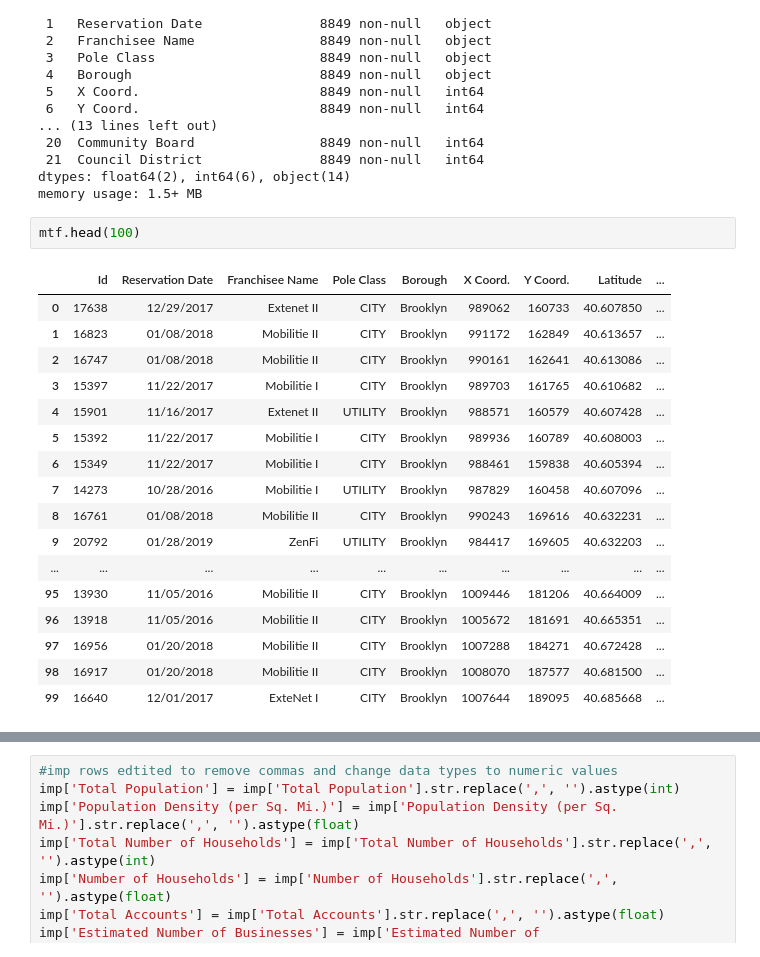
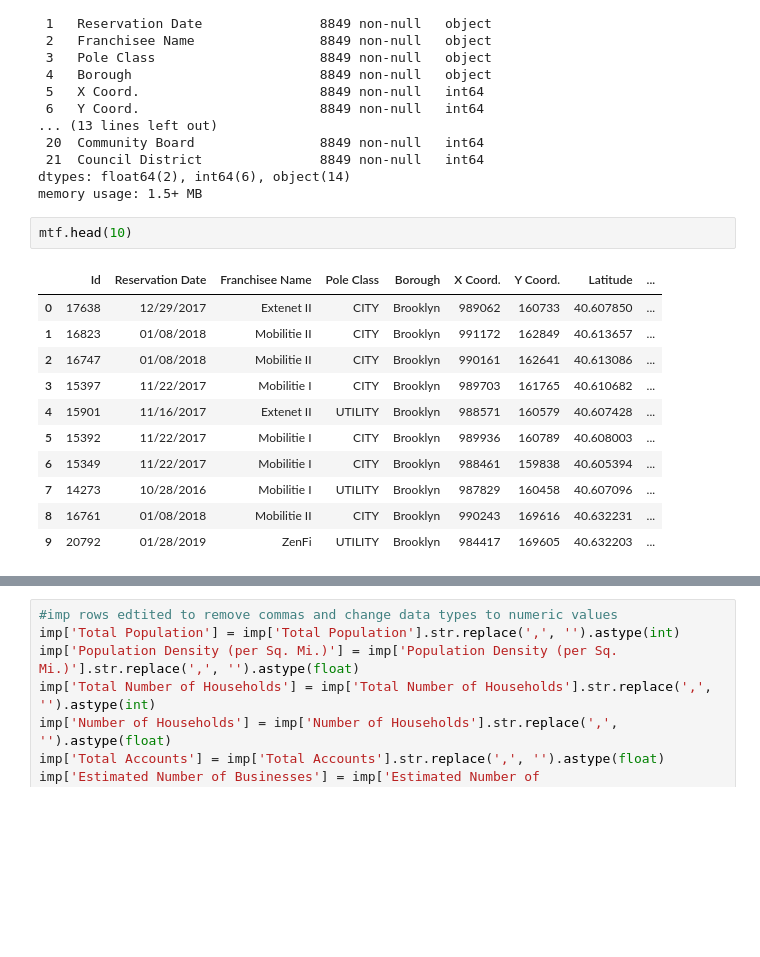
Before and after one commit to Sricha02/FINAL_CAP, a Jupyter notebook: Telecommunications.ipynb, the cells around one changed output, grey strips where cells are left out. Cells and saved outputs as stored; diff of their text form; blank space fills up the shorter version.

```diff
--- a/Telecommunications.ipynb
+++ b/Telecommunications.ipynb
@@ -39,23 +39,17 @@ Data columns (total 22 columns):
 dtypes: float64(2), int64(6), object(14)
 memory usage: 1.5+ MB
 # %%
-mtf.head(100)
+mtf.head(10)
 # %% [output]
 |  | Id | Reservation Date | Franchisee Name | Pole Class | Borough | X Coord. | Y Coord. | Latitude | ... |
 | 0 | 17638 | 12/29/2017 | Extenet II | CITY | Brooklyn | 989062 | 160733 | 40.607850 | ... |
 | 1 | 16823 | 01/08/2018 | Mobilitie II | CITY | Brooklyn | 991172 | 162849 | 40.613657 | ... |
 | 2 | 16747 | 01/08/2018 | Mobilitie II | CITY | Brooklyn | 990161 | 162641 | 40.613086 | ... |
 | 3 | 15397 | 11/22/2017 | Mobilitie I | CITY | Brooklyn | 989703 | 161765 | 40.610682 | ... |
 | 4 | 15901 | 11/16/2017 | Extenet II | UTILITY | Brooklyn | 988571 | 160579 | 40.607428 | ... |
 | 5 | 15392 | 11/22/2017 | Mobilitie I | CITY | Brooklyn | 989936 | 160789 | 40.608003 | ... |
 | 6 | 15349 | 11/22/2017 | Mobilitie I | CITY | Brooklyn | 988461 | 159838 | 40.605394 | ... |
 | 7 | 14273 | 10/28/2016 | Mobilitie I | UTILITY | Brooklyn | 987829 | 160458 | 40.607096 | ... |
 | 8 | 16761 | 01/08/2018 | Mobilitie II | CITY | Brooklyn | 990243 | 169616 | 40.632231 | ... |
 | 9 | 20792 | 01/28/2019 | ZenFi | UTILITY | Brooklyn | 984417 | 169605 | 40.632203 | ... |
-| ... | ... | ... | ... | ... | ... | ... | ... | ... | ... |
-| 95 | 13930 | 11/05/2016 | Mobilitie II | CITY | Brooklyn | 1009446 | 181206 | 40.664009 | ... |
-| 96 | 13918 | 11/05/2016 | Mobilitie II | CITY | Brooklyn | 1005672 | 181691 | 40.665351 | ... |
-| 97 | 16956 | 01/20/2018 | Mobilitie II | CITY | Brooklyn | 1007288 | 184271 | 40.672428 | ... |
-| 98 | 16917 | 01/20/2018 | Mobilitie II | CITY | Brooklyn | 1008070 | 187577 | 40.681500 | ... |
-| 99 | 16640 | 12/01/2017 | ExteNet I | CITY | Brooklyn | 1007644 | 189095 | 40.685668 | ... |
 # %%
```
Also changed, not shown: parts of 15 cells of this notebook.
